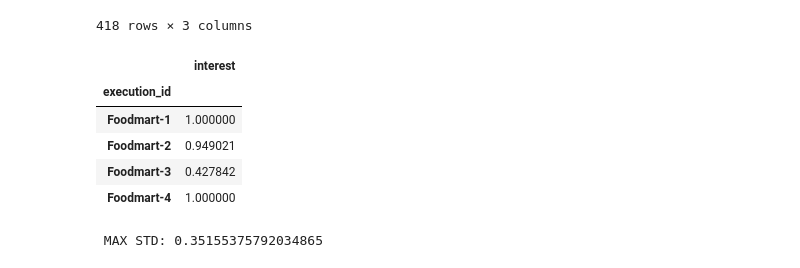
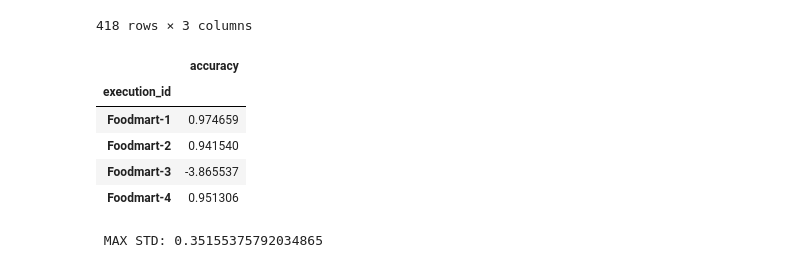
Before and after one commit to big-unibo/predict, a Jupyter notebook: intentional/resources/intention/plot.ipynb, the cells around one changed output. Drawn from its saved outputs; the diff is of its cells as text; code cells hidden in the pictures.

```diff
--- a/intentional/resources/intention/plot.ipynb
+++ b/intentional/resources/intention/plot.ipynb
@@ -45,16 +45,16 @@ dfm
 # %%
 dfc = pd.read_csv("predict_components.csv")
 dfc["success_time"] = dfc.apply(lambda x: x["success_time"] if x["success_time"] > 0 else x["component_time"], axis=1)
 dfc["component_time"] = dfc.apply(lambda x: ((x["success_time"] / x["success"]) * 21) if x["success"] > 0 else float('inf'), axis=1).astype(float)
 # dfc[dfc["model"] == "multivariateTS"]
-dfc[dfc["execution_id"].str.contains("Foodmart")][["execution_id", "interest"]].groupby(["execution_id"]).max()
+dfc[dfc["execution_id"].str.contains("Foodmart")][["execution_id", "accuracy"]].groupby(["execution_id"]).mean()
 # %% [output]
-|  | interest |
+|  | accuracy |
 | execution_id |  |
-| Foodmart-1 | 1.000000 |
-| Foodmart-2 | 0.949021 |
-| Foodmart-3 | 0.427842 |
-| Foodmart-4 | 1.000000 |
+| Foodmart-1 | 0.974659 |
+| Foodmart-2 | 0.941540 |
+| Foodmart-3 | -3.865537 |
+| Foodmart-4 | 0.951306 |
 # %%
 import shutil
 import matplotlib
```
